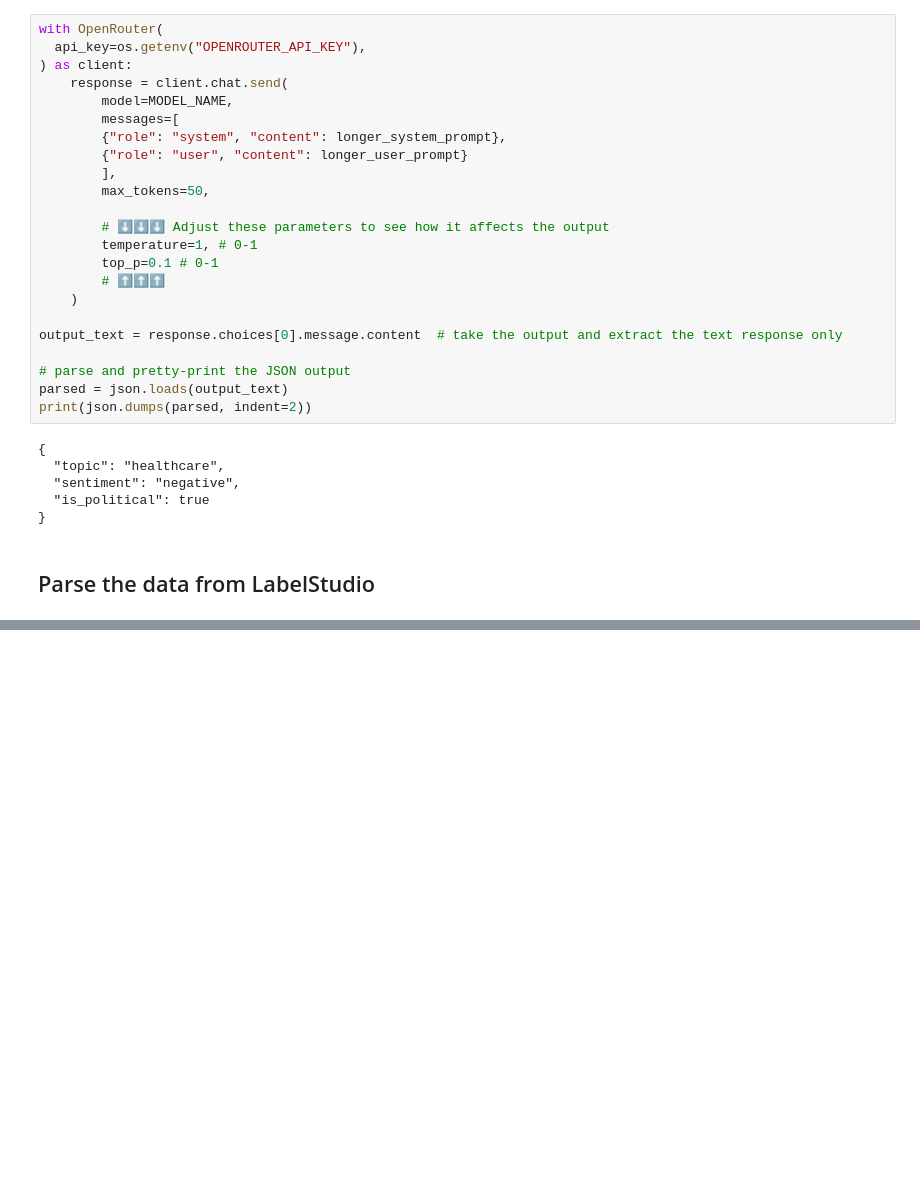
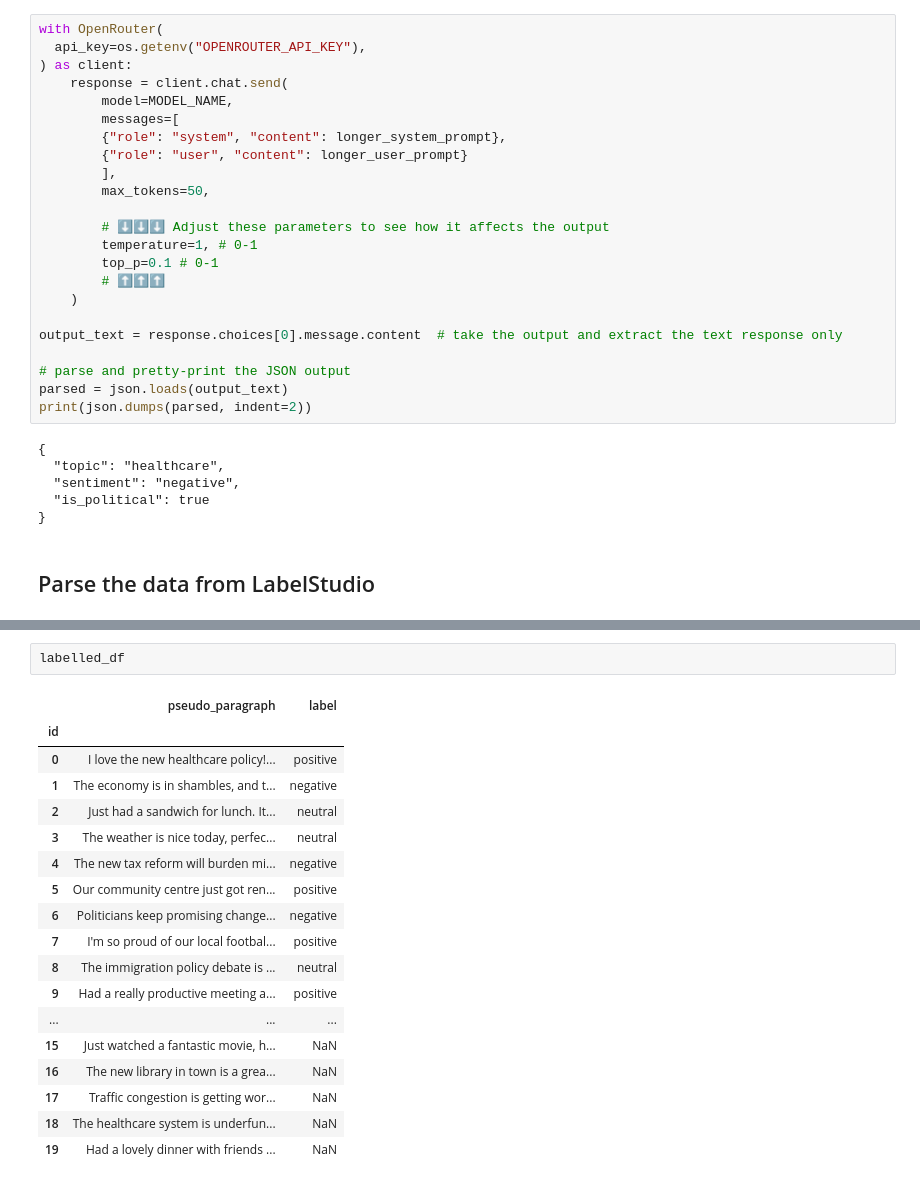
Before and after one commit to zentralbibliothek-zuerich/zblab-summerschool-2026, a Jupyter notebook: notebooks/XX_Labeling.ipynb, the cells around one changed output, grey strips where cells are left out. Cells and saved outputs as stored; diff of their text form; blank space fills up the shorter version.

```diff
--- a/notebooks/XX_Labeling.ipynb
+++ b/notebooks/XX_Labeling.ipynb
@@ -200,0 +341,21 @@ if not LOAD_OWN_DATA:
+# %%
+labelled_df
+# %% [output]
+|  | pseudo_paragraph | label |
+| id |  |  |
+| 0 | I love the new healthcare policy!... | positive |
+| 1 | The economy is in shambles, and t... | negative |
+| 2 | Just had a sandwich for lunch. It... | neutral |
+| 3 | The weather is nice today, perfec... | neutral |
+| 4 | The new tax reform will burden mi... | negative |
+| 5 | Our community centre just got ren... | positive |
+| 6 | Politicians keep promising change... | negative |
+| 7 | I'm so proud of our local footbal... | positive |
+| 8 | The immigration policy debate is ... | neutral |
+| 9 | Had a really productive meeting a... | positive |
+| ... | ... | ... |
+| 15 | Just watched a fantastic movie, h... | NaN |
+| 16 | The new library in town is a grea... | NaN |
+| 17 | Traffic congestion is getting wor... | NaN |
+| 18 | The healthcare system is underfun... | NaN |
+| 19 | Had a lovely dinner with friends ... | NaN |
```
Also changed, not shown: parts of 21 cells of this notebook, 16 other files.
